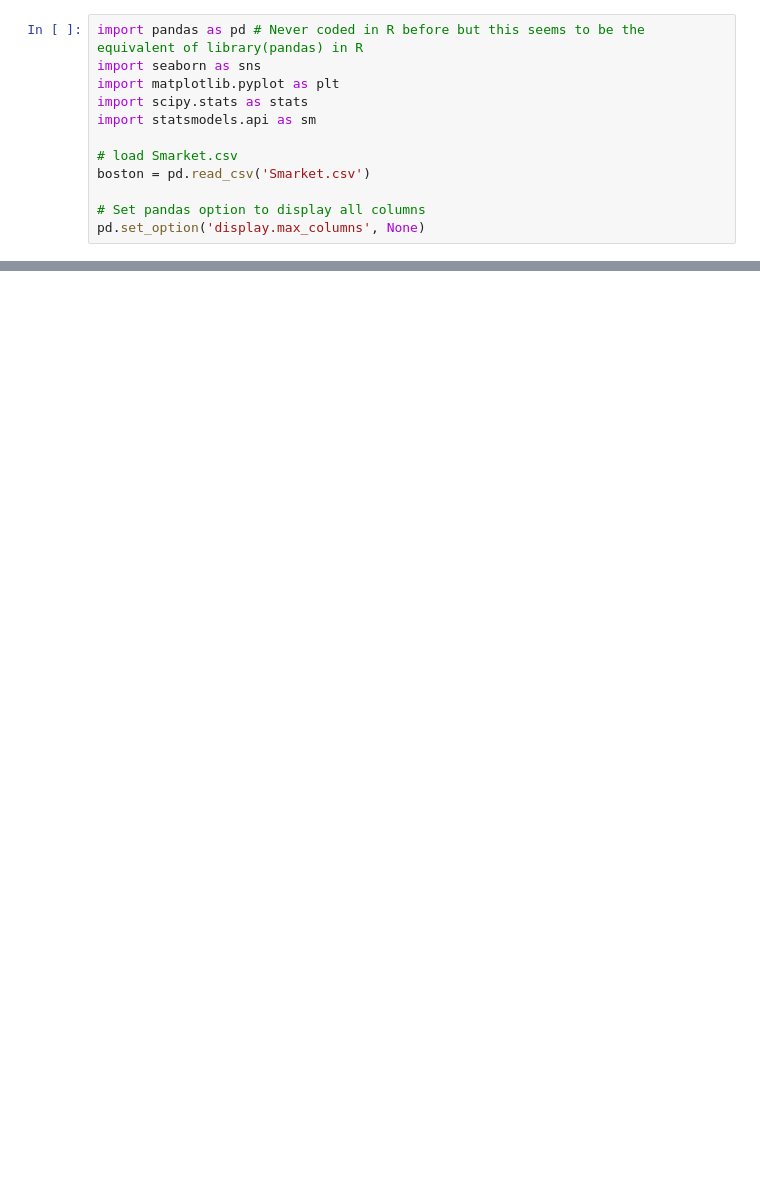
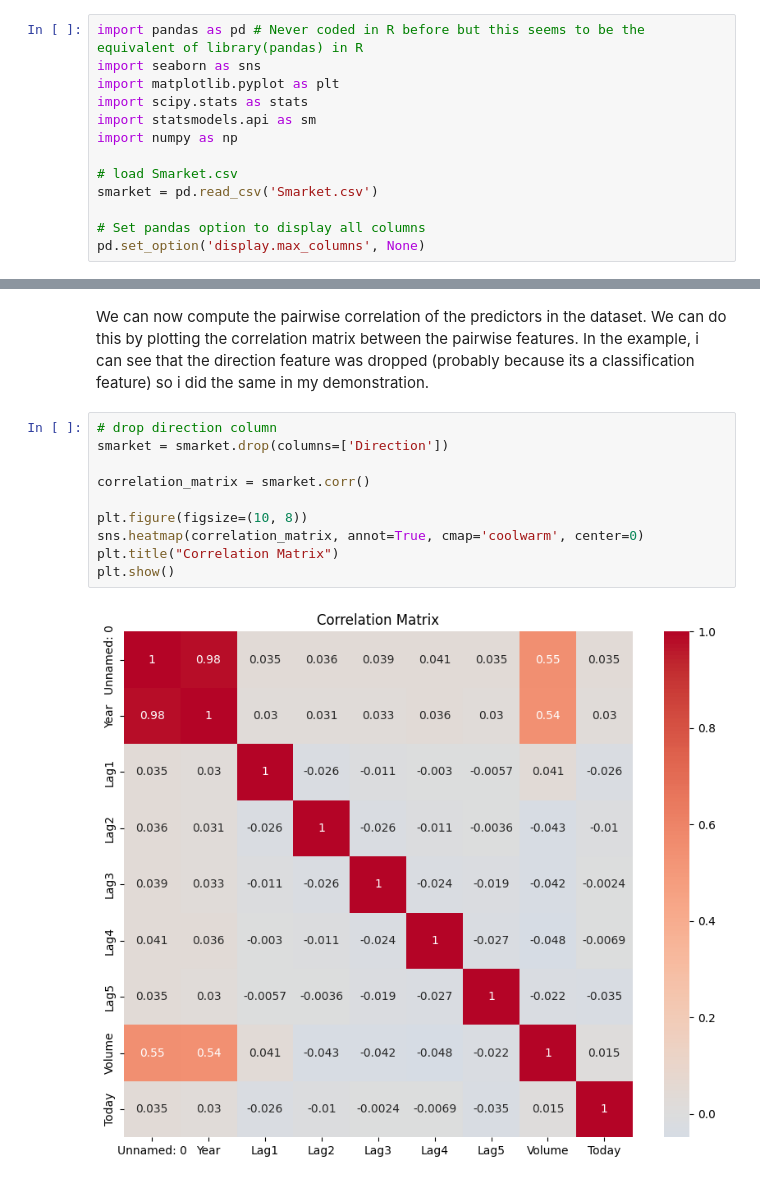
Before and after one commit to Kemalcikota113/machine-learning-labs, a Jupyter notebook: A4/A4.ipynb, the cells around one changed output, grey strips where cells are left out. Saved outputs shown, nothing was run; the diff lists cells and outputs as text; blank space fills up the shorter version.

```diff
--- a/A4/A4.ipynb
+++ b/A4/A4.ipynb
@@ -85,9 +85,10 @@ import seaborn as sns
 import matplotlib.pyplot as plt
 import scipy.stats as stats
 import statsmodels.api as sm
+import numpy as np
 
 # load Smarket.csv
-boston = pd.read_csv('Smarket.csv')
+smarket = pd.read_csv('Smarket.csv')
 
 # Set pandas option to display all columns
 pd.set_option('display.max_columns', None)
@@ -93,0 +157,14 @@ pd.set_option('display.max_columns', None)
+# %% [markdown]
+We can now compute the pairwise correlation of the predictors in the dataset. We can do this by plotting the correlation matrix between the pairwise features. In the example, i can see that the direction feature was dropped (probably because its a classification feature) so i did the same in my demonstration.
+# %%
+# drop direction column
+smarket = smarket.drop(columns=['Direction'])
+
+correlation_matrix = smarket.corr()
+
+plt.figure(figsize=(10, 8))
+sns.heatmap(correlation_matrix, annot=True, cmap='coolwarm', center=0)
+plt.title("Correlation Matrix")
+plt.show()
+# %% [output]
+[figure, added]
```
Also changed, not shown: parts of 14 cells of this notebook, 1 other file.
